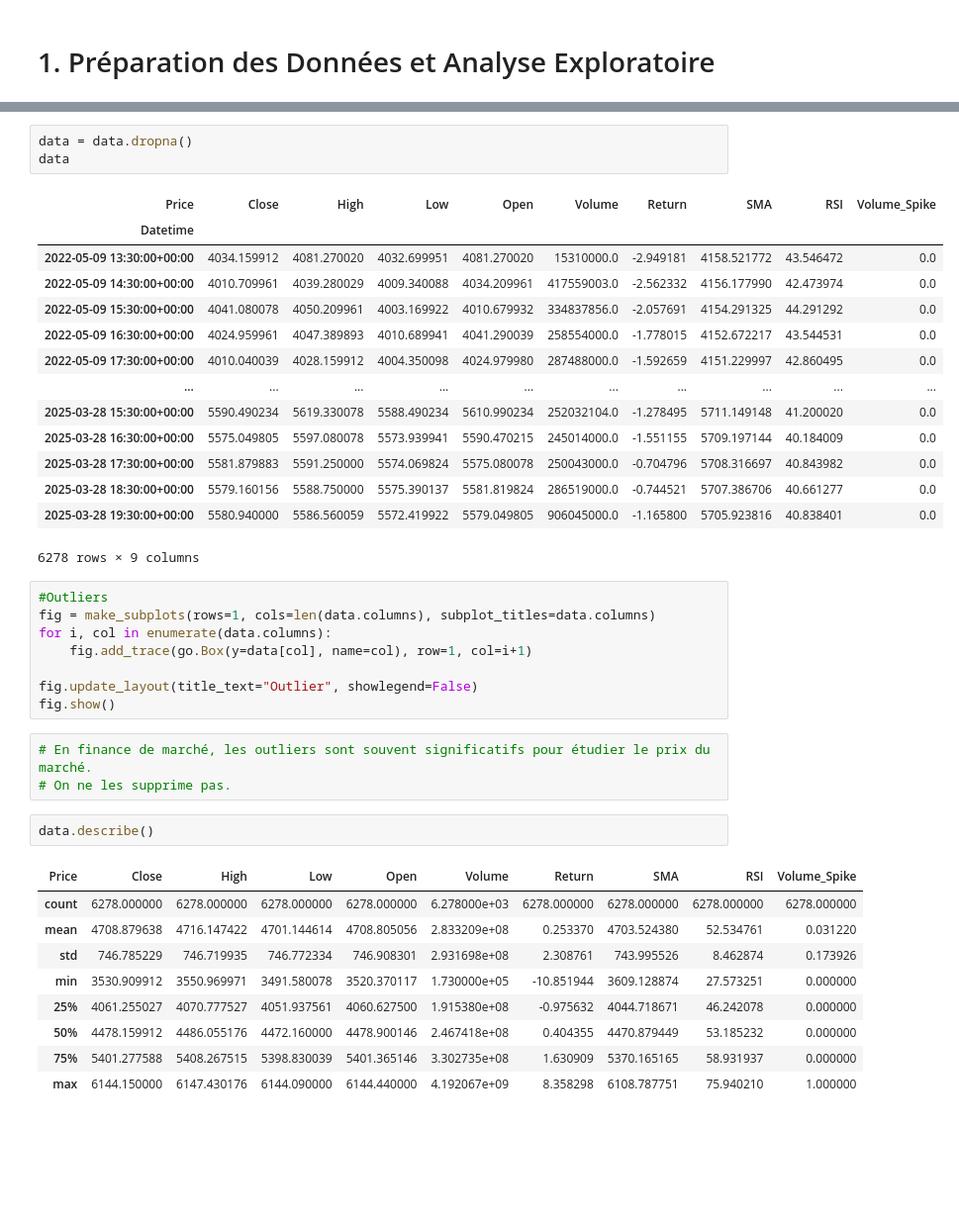
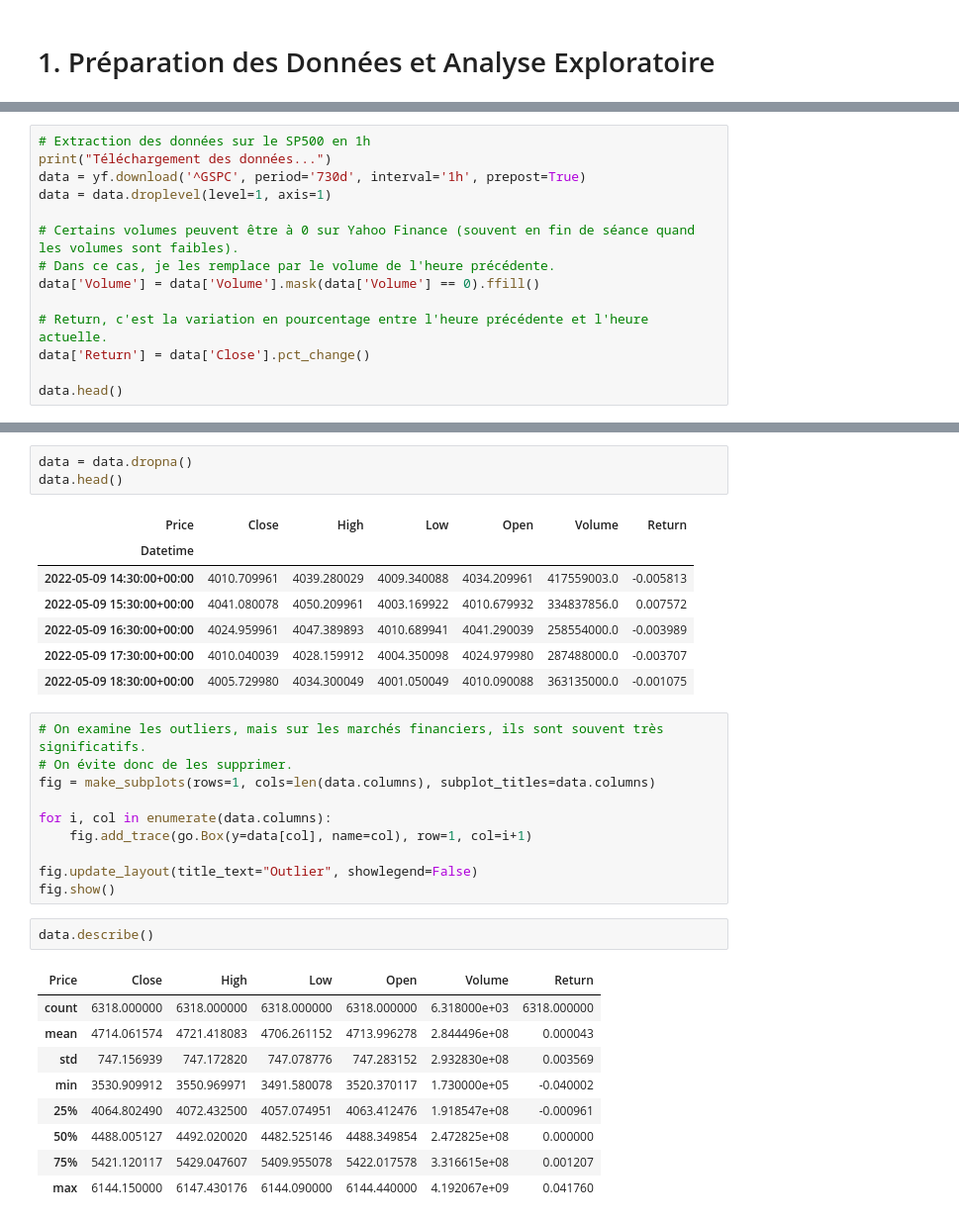
Before and after one commit to JulienBellande/MarketSense, a Jupyter notebook: IA_research.ipynb, the cells around one changed output, grey strips where cells are left out. Shown at 99% size. Cells and saved outputs as stored; diff of their text form; blank space fills up the shorter version.

```diff
--- a/IA_research.ipynb
+++ b/IA_research.ipynb
@@ -47,0 +25,14 @@ data.head()
+# %%
+# Extraction des données sur le SP500 en 1h
+print("Téléchargement des données...")
+data = yf.download('^GSPC', period='730d', interval='1h', prepost=True)
+data = data.droplevel(level=1, axis=1)
+
+# Certains volumes peuvent être à 0 sur Yahoo Finance (souvent en fin de séance quand les volumes sont faibles).
+# Dans ce cas, je les remplace par le volume de l'heure précédente.
+data['Volume'] = data['Volume'].mask(data['Volume'] == 0).ffill()
+
+# Return, c'est la variation en pourcentage entre l'heure précédente et l'heure actuelle.
+data['Return'] = data['Close'].pct_change()
+
+data.head()
@@ -81,42 +83,34 @@ dtype: int64
 # %%
 data = data.dropna()
-data
+data.head()
 # %% [output]
-| Price | Close | High | Low | Open | Volume | Return | SMA | RSI | Volume_Spike |
-| Datetime |  |  |  |  |  |  |  |  |  |
-| 2022-05-09 13:30:00+00:00 | 4034.159912 | 4081.270020 | 4032.699951 | 4081.270020 | 15310000.0 | -2.949181 | 4158.521772 | 43.546472 | 0.0 |
-| 2022-05-09 14:30:00+00:00 | 4010.709961 | 4039.280029 | 4009.340088 | 4034.209961 | 417559003.0 | -2.562332 | 4156.177990 | 42.473974 | 0.0 |
-| 2022-05-09 15:30:00+00:00 | 4041.080078 | 4050.209961 | 4003.169922 | 4010.679932 | 334837856.0 | -2.057691 | 4154.291325 | 44.291292 | 0.0 |
-| 2022-05-09 16:30:00+00:00 | 4024.959961 | 4047.389893 | 4010.689941 | 4041.290039 | 258554000.0 | -1.778015 | 4152.672217 | 43.544531 | 0.0 |
-| 2022-05-09 17:30:00+00:00 | 4010.040039 | 4028.159912 | 4004.350098 | 4024.979980 | 287488000.0 | -1.592659 | 4151.229997 | 42.860495 | 0.0 |
-| ... | ... | ... | ... | ... | ... | ... | ... | ... | ... |
-| 2025-03-28 15:30:00+00:00 | 5590.490234 | 5619.330078 | 5588.490234 | 5610.990234 | 252032104.0 | -1.278495 | 5711.149148 | 41.200020 | 0.0 |
-| 2025-03-28 16:30:00+00:00 | 5575.049805 | 5597.080078 | 5573.939941 | 5590.470215 | 245014000.0 | -1.551155 | 5709.197144 | 40.184009 | 0.0 |
-| 2025-03-28 17:30:00+00:00 | 5581.879883 | 5591.250000 | 5574.069824 | 5575.080078 | 250043000.0 | -0.704796 | 5708.316697 | 40.843982 | 0.0 |
-| 2025-03-28 18:30:00+00:00 | 5579.160156 | 5588.750000 | 5575.390137 | 5581.819824 | 286519000.0 | -0.744521 | 5707.386706 | 40.661277 | 0.0 |
-| 2025-03-28 19:30:00+00:00 | 5580.940000 | 5586.560059 | 5572.419922 | 5579.049805 | 906045000.0 | -1.165800 | 5705.923816 | 40.838401 | 0.0 |
+| Price | Close | High | Low | Open | Volume | Return |
+| Datetime |  |  |  |  |  |  |
+| 2022-05-09 14:30:00+00:00 | 4010.709961 | 4039.280029 | 4009.340088 | 4034.209961 | 417559003.0 | -0.005813 |
+| 2022-05-09 15:30:00+00:00 | 4041.080078 | 4050.209961 | 4003.169922 | 4010.679932 | 334837856.0 | 0.007572 |
+| 2022-05-09 16:30:00+00:00 | 4024.959961 | 4047.389893 | 4010.689941 | 4041.290039 | 258554000.0 | -0.003989 |
+| 2022-05-09 17:30:00+00:00 | 4010.040039 | 4028.159912 | 4004.350098 | 4024.979980 | 287488000.0 | -0.003707 |
+| 2022-05-09 18:30:00+00:00 | 4005.729980 | 4034.300049 | 4001.050049 | 4010.090088 | 363135000.0 | -0.001075 |
-6278 rows × 9 columns
 # %%
-#Outliers
+# On examine les outliers, mais sur les marchés financiers, ils sont souvent très significatifs.
+# On évite donc de les supprimer.
 fig = make_subplots(rows=1, cols=len(data.columns), subplot_titles=data.columns)
+
 for i, col in enumerate(data.columns):
     fig.add_trace(go.Box(y=data[col], name=col), row=1, col=i+1)
 
 fig.update_layout(title_text="Outlier", showlegend=False)
 fig.show()
-# %%
-# En finance de marché, les outliers sont souvent significatifs pour étudier le prix du marché.
-# On ne les supprime pas.
 # %%
 data.describe()
 # %% [output]
-| Price | Close | High | Low | Open | Volume | Return | SMA | RSI | Volume_Spike |
-| count | 6278.000000 | 6278.000000 | 6278.000000 | 6278.000000 | 6.278000e+03 | 6278.000000 | 6278.000000 | 6278.000000 | 6278.000000 |
-| mean | 4708.879638 | 4716.147422 | 4701.144614 | 4708.805056 | 2.833209e+08 | 0.253370 | 4703.524380 | 52.534761 | 0.031220 |
-| std | 746.785229 | 746.719935 | 746.772334 | 746.908301 | 2.931698e+08 | 2.308761 | 743.995526 | 8.462874 | 0.173926 |
-| min | 3530.909912 | 3550.969971 | 3491.580078 | 3520.370117 | 1.730000e+05 | -10.851944 | 3609.128874 | 27.573251 | 0.000000 |
-| 25% | 4061.255027 | 4070.777527 | 4051.937561 | 4060.627500 | 1.915380e+08 | -0.975632 | 4044.718671 | 46.242078 | 0.000000 |
-| 50% | 4478.159912 | 4486.055176 | 4472.160000 | 4478.900146 | 2.467418e+08 | 0.404355 | 4470.879449 | 53.185232 | 0.000000 |
-| 75% | 5401.277588 | 5408.267515 | 5398.830039 | 5401.365146 | 3.302735e+08 | 1.630909 | 5370.165165 | 58.931937 | 0.000000 |
-| max | 6144.150000 | 6147.430176 | 6144.090000 | 6144.440000 | 4.192067e+09 | 8.358298 | 6108.787751 | 75.940210 | 1.000000 |
+| Price | Close | High | Low | Open | Volume | Return |
+| count | 6318.000000 | 6318.000000 | 6318.000000 | 6318.000000 | 6.318000e+03 | 6318.000000 |
+| mean | 4714.061574 | 4721.418083 | 4706.261152 | 4713.996278 | 2.844496e+08 | 0.000043 |
+| std | 747.156939 | 747.172820 | 747.078776 | 747.283152 | 2.932830e+08 | 0.003569 |
+| min | 3530.909912 | 3550.969971 | 3491.580078 | 3520.370117 | 1.730000e+05 | -0.040002 |
+| 25% | 4064.802490 | 4072.432500 | 4057.074951 | 4063.412476 | 1.918547e+08 | -0.000961 |
+| 50% | 4488.005127 | 4492.020020 | 4482.525146 | 4488.349854 | 2.472825e+08 | 0.000000 |
+| 75% | 5421.120117 | 5429.047607 | 5409.955078 | 5422.017578 | 3.316615e+08 | 0.001207 |
+| max | 6144.150000 | 6147.430176 | 6144.090000 | 6144.440000 | 4.192067e+09 | 0.041760 |
 # %%
```
Also changed, not shown: parts of 24 cells of this notebook, 5 other files.
